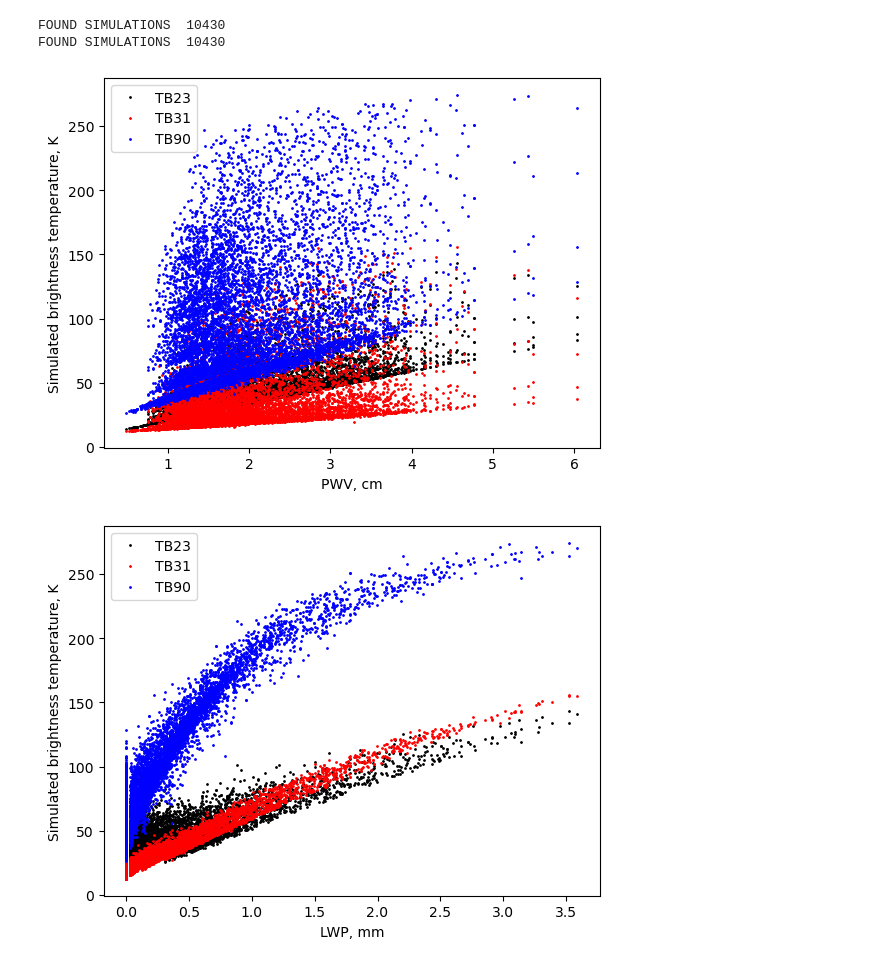
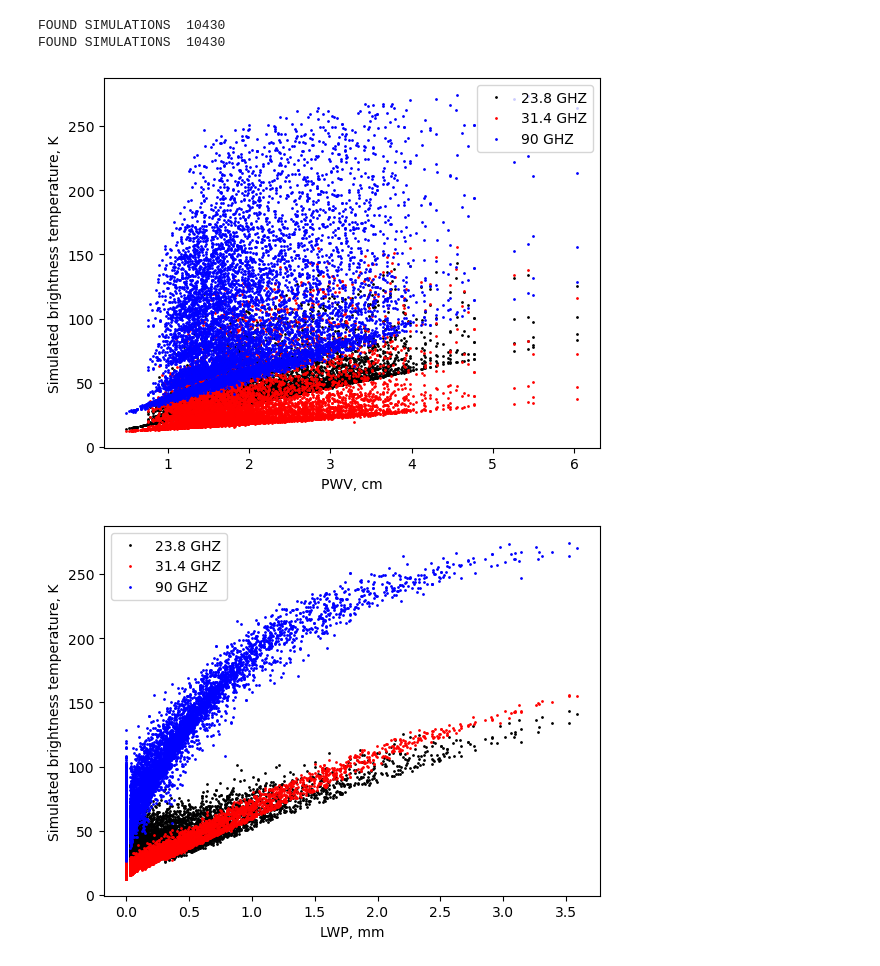
Before and after one commit to jrobrien91/arm-summer-school-2026, a Jupyter notebook: notebooks/ai-ml/mwr_neural_net.ipynb, the cells around one changed output. Cells and saved outputs as stored; diff of their text form; code cells hidden in the pictures.

```diff
--- a/notebooks/ai-ml/mwr_neural_net.ipynb
+++ b/notebooks/ai-ml/mwr_neural_net.ipynb
@@ -37,7 +37,7 @@ import os
 #####SIMULATIONS PRODUCED USING A RADIATIVE TRANSFER CODE WITH 5 YEARS OF RADIOSONDES
 #####NEAR THE KCG SITE#####40°40'50"S, 144°41'23"E
 ##########READ FILE WITH SIMULATIONS: 23.8 and 31.4 GHZ , PWV, LWP #############
-modelfile='rdmodel1.kcg.au_MWR3C_RPG1'
+modelfile='../data/rdmodel1.kcg.au_MWR3C_RPG1'
 out=pyFUNCTIONS.readmodel(modelfile)
 month=out[0]
 tb23=out[1]
@@ -47,42 +47,42 @@ lwp=out[4]
 npt=tb23.shape[0]
 
 ##########READ MODEL FILE: 90 GHZ #############
-modelfile='rdmodel1.kcg.au_MWR3C_RPG2'
+modelfile='../data/rdmodel1.kcg.au_MWR3C_RPG2'
 out=pyFUNCTIONS.readmodel(modelfile)
 tb90=out[2]
 #print(tb90.shape[0])
 
 #############PLOT VARIABLES#####################
 plt.figure(1)
 plt.plot(pwv,tb23,marker='o',linestyle='none',color='black',markersize=1, label='23.8 GHZ')
 plt.xlabel("PWV, cm")
 plt.ylabel("Simulated brightness temperature, K")
 plt.legend()
 plt.plot(pwv,tb31,marker='o',linestyle='none',color='red',markersize=1,label='31.4 GHZ')
 plt.legend()
 plt.plot(pwv,tb90,marker='o',linestyle='none',color='blue',markersize=1,label='90 GHZ')
 plt.legend()
 plt.ion()
 plt.show()
 #input("cont")
 
 plt.figure(2)
 plt.plot(lwp,tb23,marker='o',linestyle='none',color='black',markersize=1, label='23.8 GHZ')
 plt.xlabel("LWP, mm")
 plt.ylabel("Simulated brightness temperature, K")
 plt.legend()
 plt.plot(lwp,tb31,marker='o',linestyle='none',color='red',markersize=1,label='31.4 GHZ')
 plt.legend()
 plt.plot(lwp,tb90,marker='o',linestyle='none',color='blue',markersize=1,label='90 GHZ')
 plt.legend()
 plt.ion()
 plt.show()
 #input("cont")
 # %% [output]
 FOUND SIMULATIONS  10430
 FOUND SIMULATIONS  10430
-[figure, old version]
+[figure, new version]
-[figure, old version]
+[figure, new version]
 # %%
 ###########ADD NOISE TO MODELED BRIGHTNESS TEMPERATURE AND DEFINE ML MODEL
 
```
Also changed, not shown: parts of 2 cells of this notebook, 2 other files.
